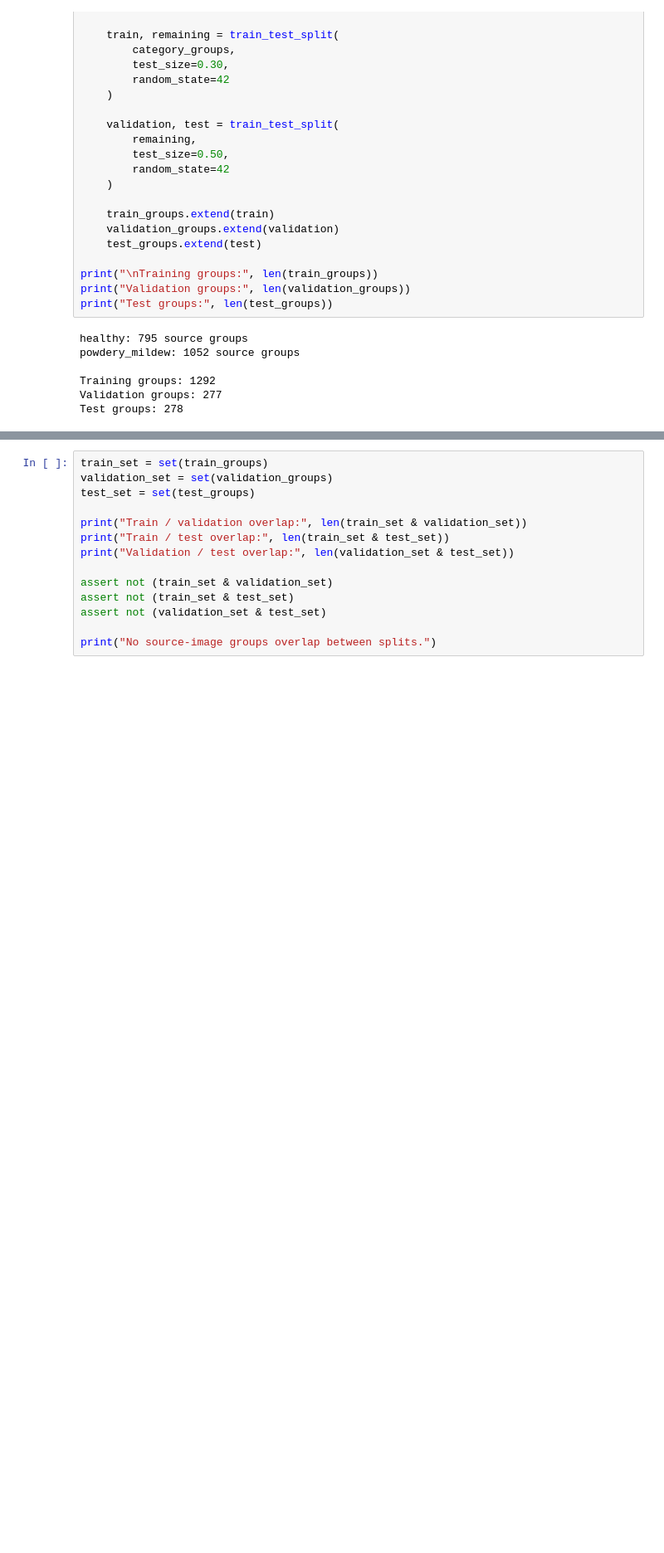
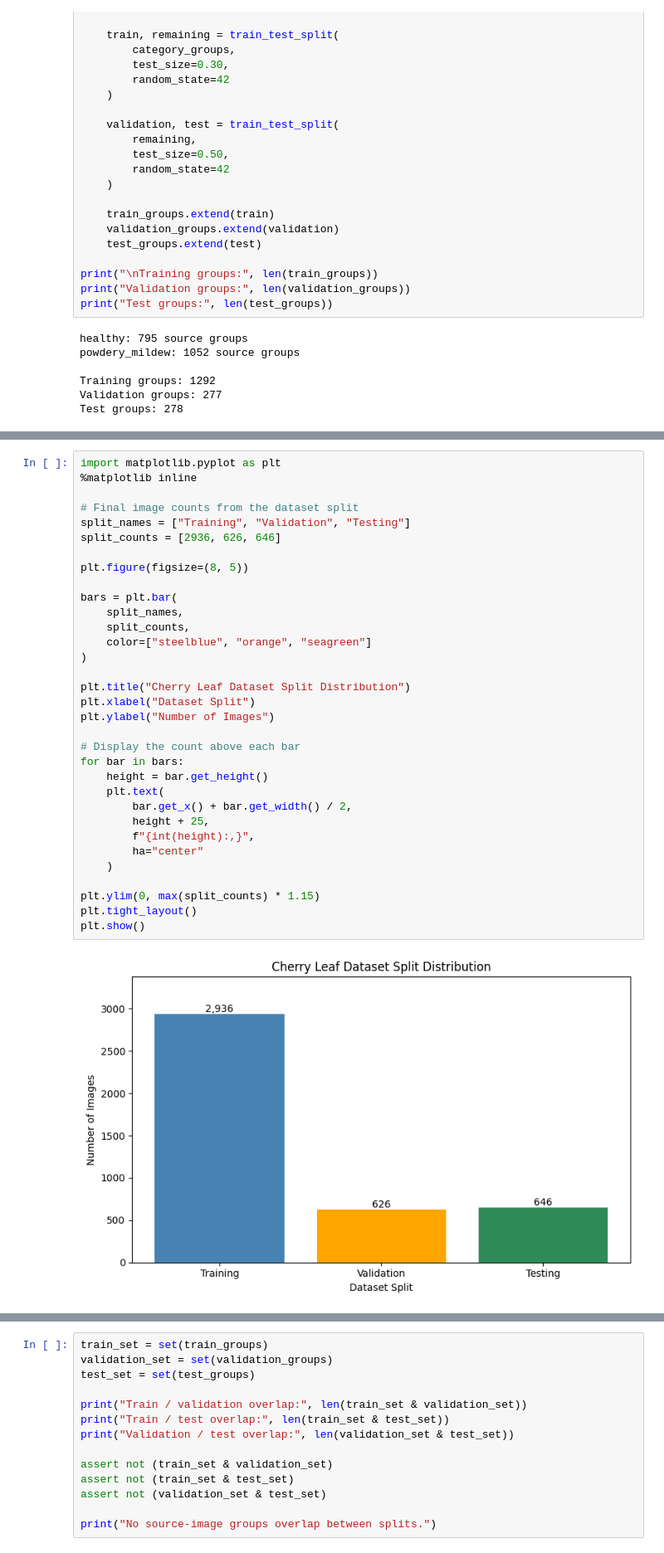
Before and after one commit to YDub12/FInal-Project-01, a Jupyter notebook: jupyter_notebooks/03_data_cleaning.ipynb, the cells around one changed output, grey strips where cells are left out. Shown at 83% size. Drawn from its saved outputs; the diff is of its cells as text; blank space fills up the shorter version.

Commit message:
update plots for split

```diff
--- a/jupyter_notebooks/03_data_cleaning.ipynb
+++ b/jupyter_notebooks/03_data_cleaning.ipynb
@@ -240,0 +247,35 @@ Test groups: 278
+# %%
+import matplotlib.pyplot as plt
+%matplotlib inline
+
+# Final image counts from the dataset split
+split_names = ["Training", "Validation", "Testing"]
+split_counts = [2936, 626, 646]
+
+plt.figure(figsize=(8, 5))
+
+bars = plt.bar(
+    split_names,
+    split_counts,
+    color=["steelblue", "orange", "seagreen"]
+)
+
+plt.title("Cherry Leaf Dataset Split Distribution")
+plt.xlabel("Dataset Split")
+plt.ylabel("Number of Images")
+
+# Display the count above each bar
+for bar in bars:
+    height = bar.get_height()
+    plt.text(
+        bar.get_x() + bar.get_width() / 2,
+        height + 25,
+        f"{int(height):,}",
+        ha="center"
+    )
+
+plt.ylim(0, max(split_counts) * 1.15)
+plt.tight_layout()
+plt.show()
+# %% [output]
+[figure, added]
```
Also changed, not shown: parts of 2 cells of this notebook.
